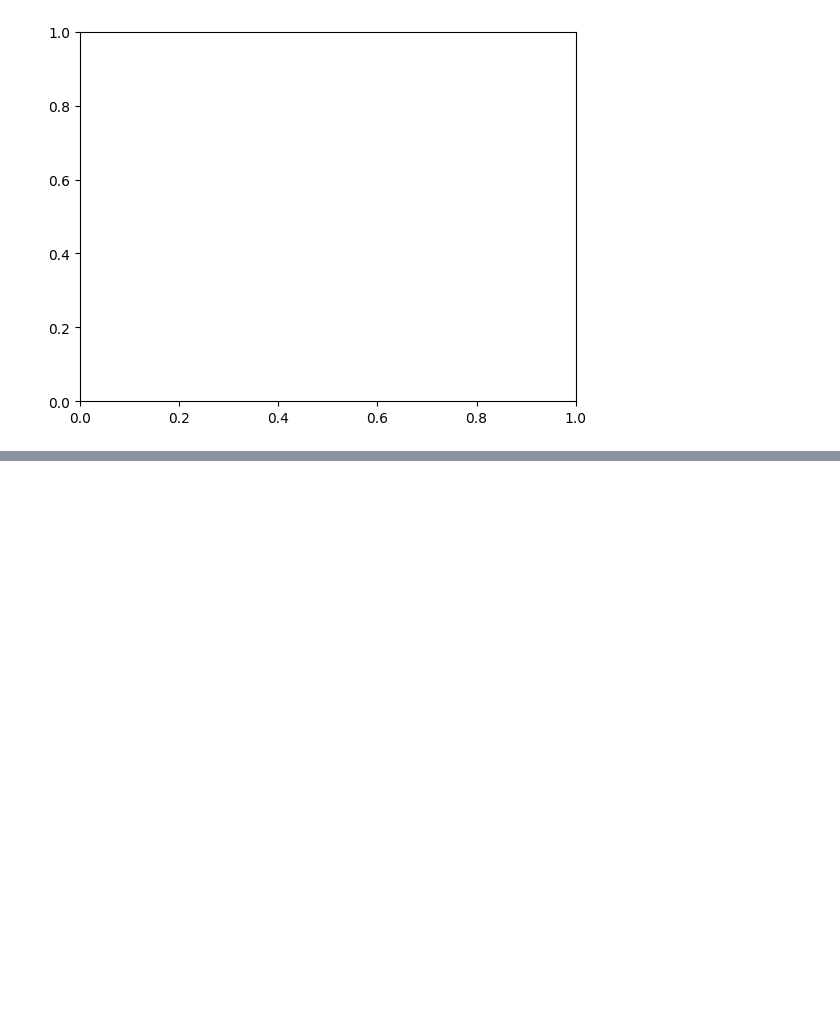
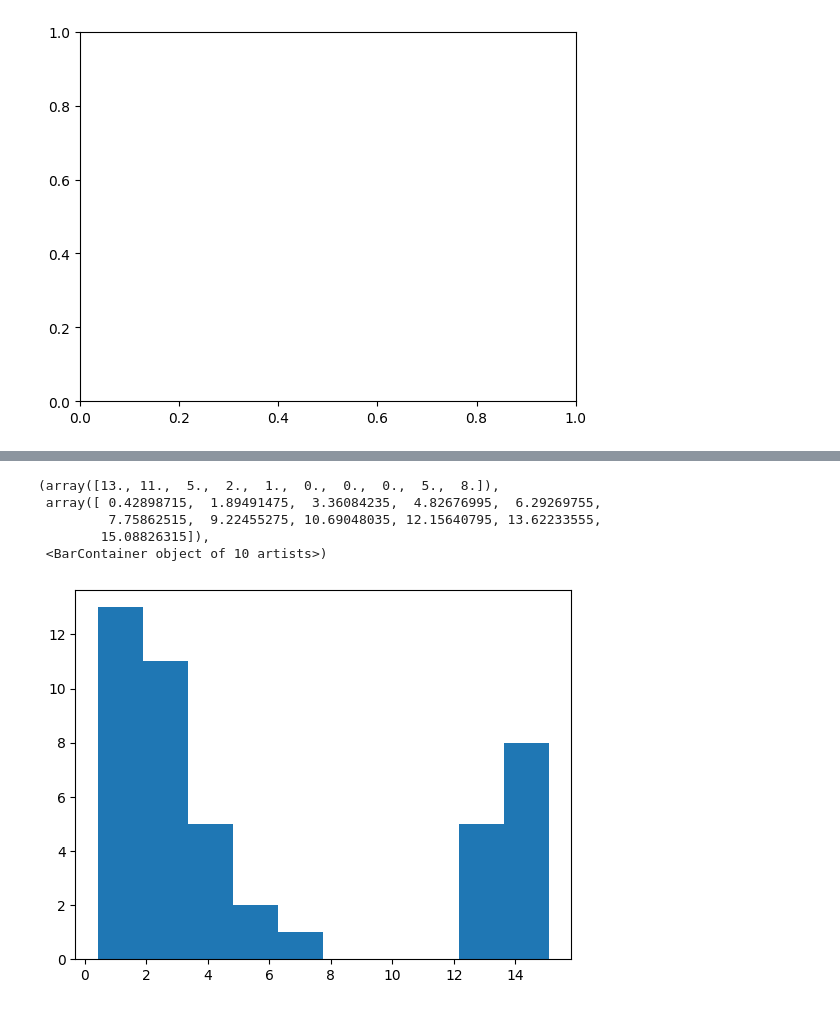
Before and after one commit to The-H4CKER/bs-meter, a Jupyter notebook: model_testing/political_text_test.ipynb, the cells around one changed output, grey strips where cells are left out. Cells and saved outputs as stored; diff of their text form; code cells hidden in the pictures; blank space fills up the shorter version.

```diff
--- a/model_testing/political_text_test.ipynb
+++ b/model_testing/political_text_test.ipynb
@@ -90,0 +90,9 @@ for i in range(1,7):
+# %%
+plt.hist(bnc_speech['xgb'])
+# %% [output]
+(array([13., 11.,  5.,  2.,  1.,  0.,  0.,  0.,  5.,  8.]),
+ array([ 0.42898715,  1.89491475,  3.36084235,  4.82676995,  6.29269755,
+         7.75862515,  9.22455275, 10.69048035, 12.15640795, 13.62233555,
+        15.08826315]),
+ <BarContainer object of 10 artists>)
+[figure, added]
```
Also changed, not shown: parts of 4 cells of this notebook, 3 other files.
